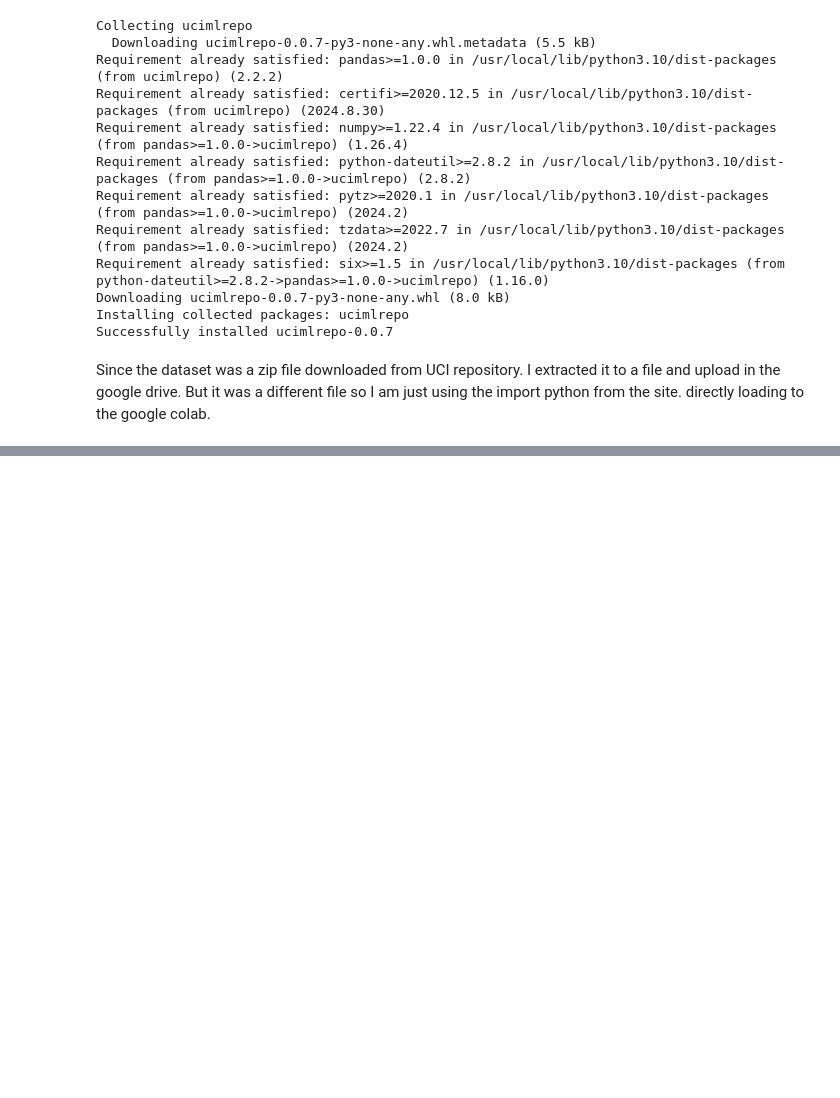
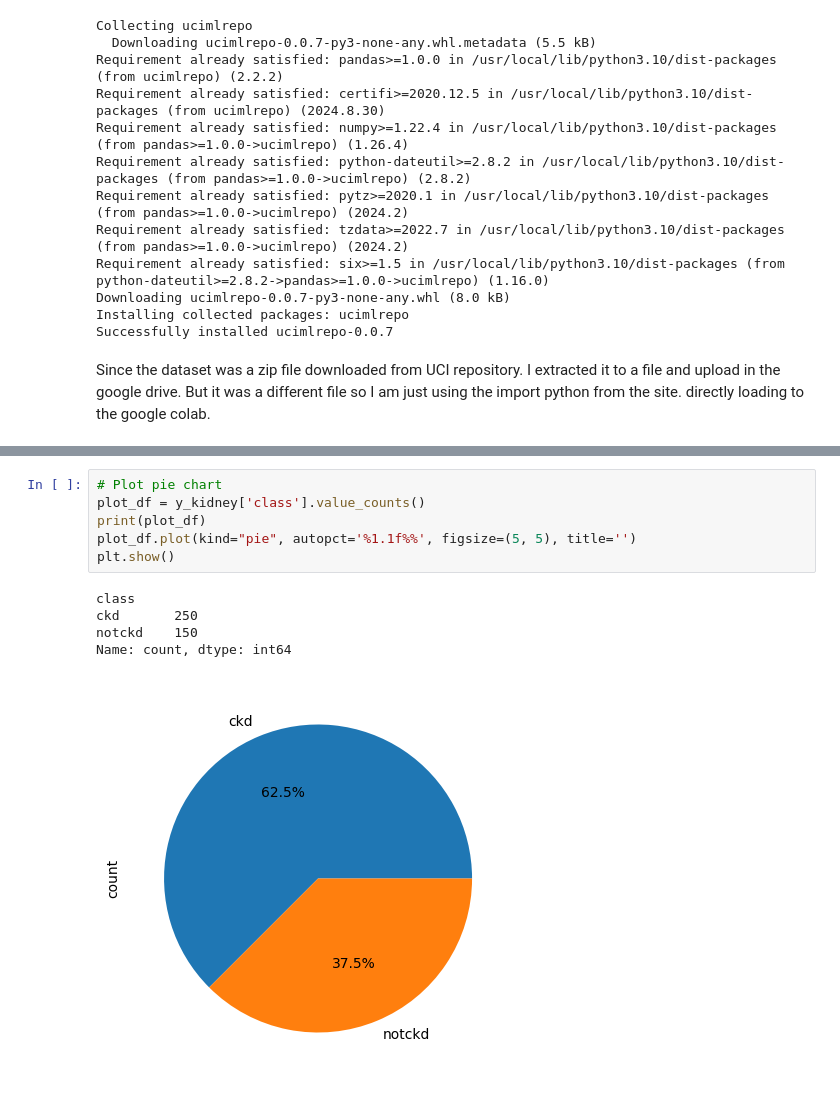
Before and after one commit to AnnsTomy/Chronic_kidney_disease_ML, a Jupyter notebook: 22033815_KIDNEY_DISEASE.ipynb, the cells around one changed output, grey strips where cells are left out. Saved outputs shown, nothing was run; the diff lists cells and outputs as text; blank space fills up the shorter version.

```diff
--- a/22033815_KIDNEY_DISEASE.ipynb
+++ b/22033815_KIDNEY_DISEASE.ipynb
@@ -58,0 +246,12 @@ print(chronic_kidney_disease.variables)
+# %%
+# Plot pie chart
+plot_df = y_kidney['class'].value_counts()
+print(plot_df)
+plot_df.plot(kind="pie", autopct='%1.1f%%', figsize=(5, 5), title='')
+plt.show()
+# %% [output]
+class
+ckd       250
+notckd    150
+Name: count, dtype: int64
+[figure, added]
```
Also changed, not shown: parts of 81 cells of this notebook.
